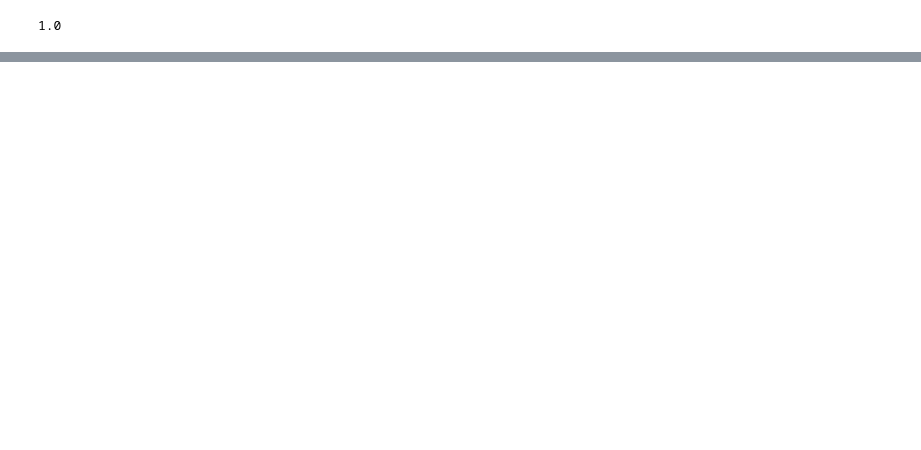
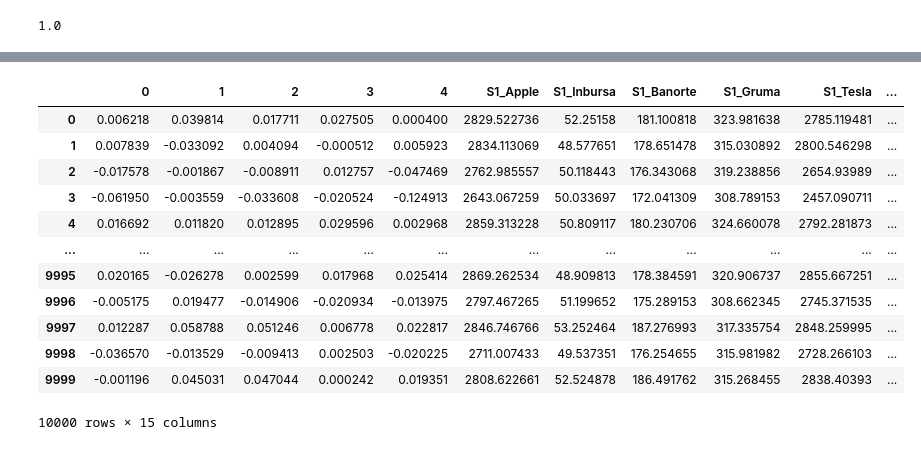
Before and after one commit to ArmandoActuaria524/University_Projects, a Jupyter notebook: Proyecto_VaR.ipynb, the cells around one changed output, grey strips where cells are left out. Cells and saved outputs as stored; diff of their text form; code cells hidden in the pictures; blank space fills up the shorter version.

```diff
--- a/Proyecto_VaR.ipynb
+++ b/Proyecto_VaR.ipynb
@@ -677,0 +632,3 @@ En este caso podemos ver que para el Var de Monte Carlo el valor en riesgo es re
+# %%
+cholesky = np.linalg.cholesky(matriz_var2)
+cholesky
@@ -677,0 +661,3 @@ En este caso podemos ver que para el Var de Monte Carlo el valor en riesgo es re
+# %%
+sim = pd.DataFrame(np.dot(cholesky,data2.values.T).T)
+sim
@@ -677,0 +678,3 @@ En este caso podemos ver que para el Var de Monte Carlo el valor en riesgo es re
+# %%
+S0 = df_1.iloc[-1,1:6].values
+S0
@@ -677,0 +684,3 @@ En este caso podemos ver que para el Var de Monte Carlo el valor en riesgo es re
+# %%
+sim[['S1_Apple','S1_Inbursa','S1_Banorte','S1_Gruma','S1_Tesla']]=S0*np.exp(sim + mu - (sigma**2)/2)
+sim
@@ -677,0 +701,22 @@ En este caso podemos ver que para el Var de Monte Carlo el valor en riesgo es re
+# %%
+sim['L_Apple'] = -((sim['S1_Apple']-S0[0])/S0[0])
+sim['L_Inbursa'] = -((sim['S1_Inbursa']-S0[1])/S0[1])
+sim['L_Banorte'] = -((sim['S1_Banorte']-S0[2])/S0[2])
+sim['L_Gruma'] = -((sim['S1_Gruma']-S0[3])/S0[3])
+sim['L_Tesla'] = -((sim['S1_Tesla']-S0[4])/S0[4])
+
+sim
+# %% [output]
+|  | 0 | 1 | 2 | 3 | 4 | S1_Apple | S1_Inbursa | S1_Banorte | S1_Gruma | S1_Tesla | ... |
+| 0 | 0.006218 | 0.039814 | 0.017711 | 0.027505 | 0.000400 | 2829.522736 | 52.25158 | 181.100818 | 323.981638 | 2785.119481 | ... |
+| 1 | 0.007839 | -0.033092 | 0.004094 | -0.000512 | 0.005923 | 2834.113069 | 48.577651 | 178.651478 | 315.030892 | 2800.546298 | ... |
+| 2 | -0.017578 | -0.001867 | -0.008911 | 0.012757 | -0.047469 | 2762.985557 | 50.118443 | 176.343068 | 319.238856 | 2654.93989 | ... |
+| 3 | -0.061950 | -0.003559 | -0.033608 | -0.020524 | -0.124913 | 2643.067259 | 50.033697 | 172.041309 | 308.789153 | 2457.090711 | ... |
+| 4 | 0.016692 | 0.011820 | 0.012895 | 0.029596 | 0.002968 | 2859.313228 | 50.809117 | 180.230706 | 324.660078 | 2792.281873 | ... |
+| ... | ... | ... | ... | ... | ... | ... | ... | ... | ... | ... | ... |
+| 9995 | 0.020165 | -0.026278 | 0.002599 | 0.017968 | 0.025414 | 2869.262534 | 48.909813 | 178.384591 | 320.906737 | 2855.667251 | ... |
+| 9996 | -0.005175 | 0.019477 | -0.014906 | -0.020934 | -0.013975 | 2797.467265 | 51.199652 | 175.289153 | 308.662345 | 2745.371535 | ... |
+| 9997 | 0.012287 | 0.058788 | 0.051246 | 0.006778 | 0.022817 | 2846.746766 | 53.252464 | 187.276993 | 317.335754 | 2848.259995 | ... |
+| 9998 | -0.036570 | -0.013529 | -0.009413 | 0.002503 | -0.020225 | 2711.007433 | 49.537351 | 176.254655 | 315.981982 | 2728.266103 | ... |
+| 9999 | -0.001196 | 0.045031 | 0.047044 | 0.000242 | 0.019351 | 2808.622661 | 52.524878 | 186.491762 | 315.268455 | 2838.40393 | ... |
+10000 rows × 15 columns
```
Also changed, not shown: parts of 37 cells of this notebook.
